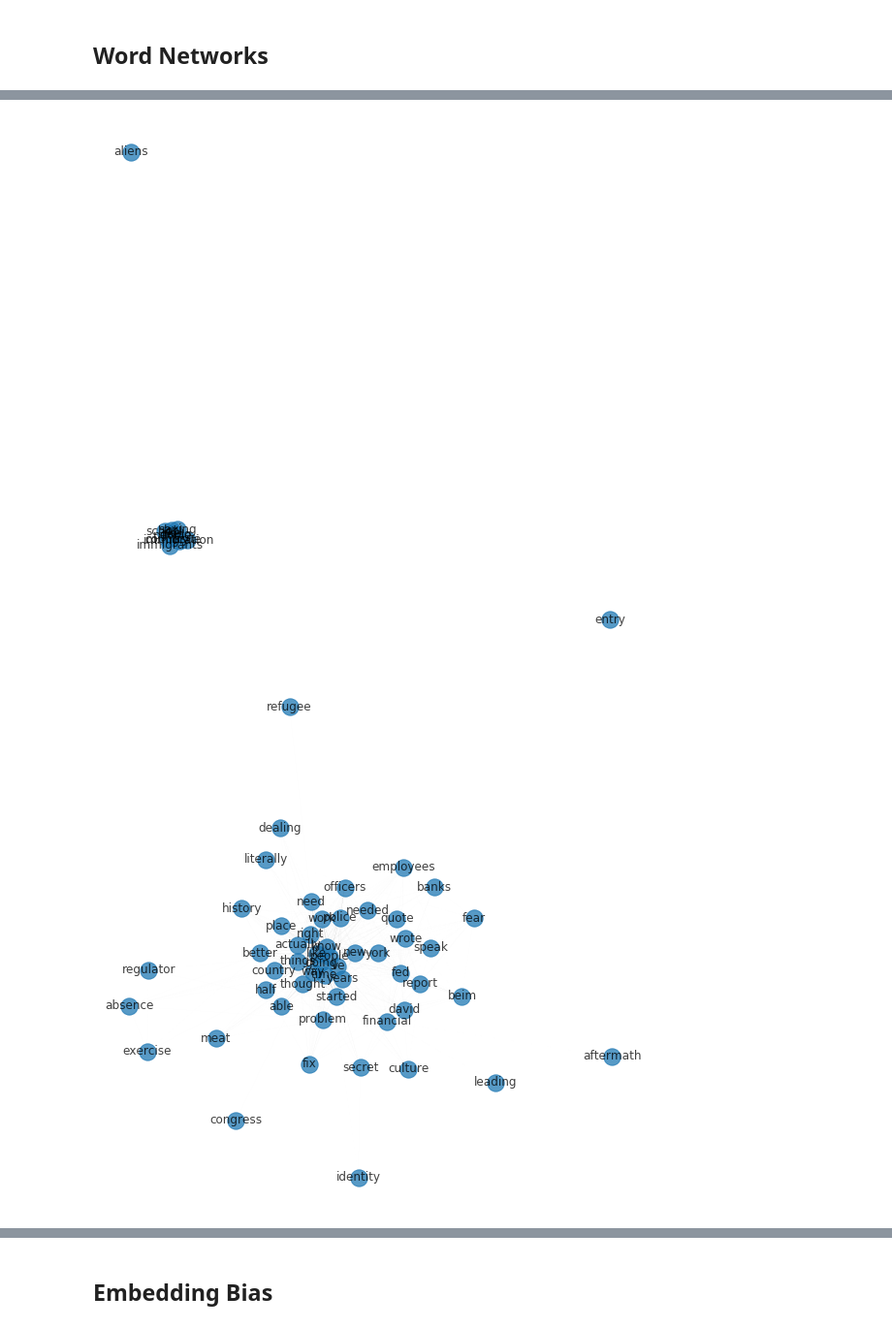
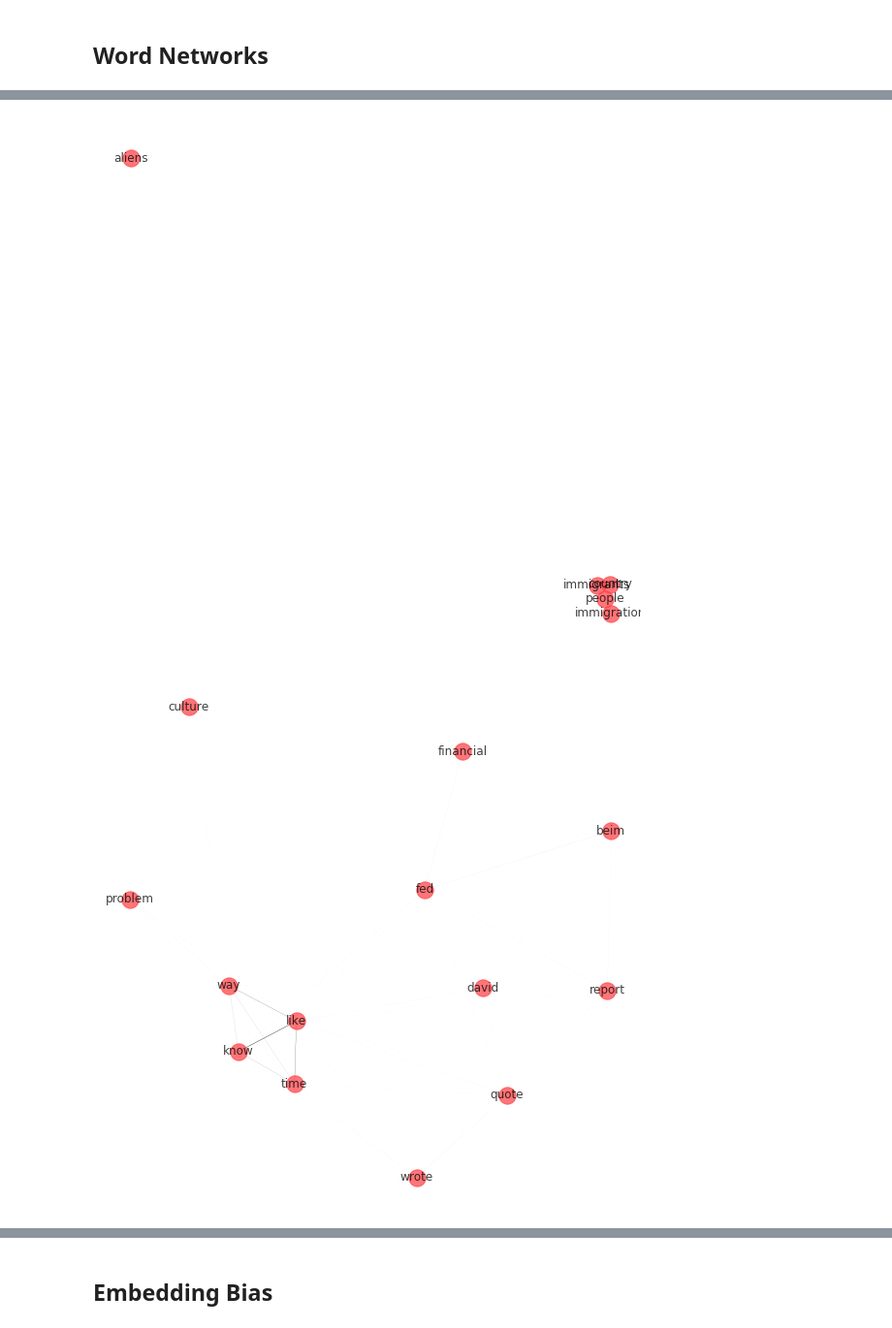
Before and after one commit to laurenjli/nlp-tal, a Jupyter notebook: financial_crisis_analysis.ipynb, the cells around one changed output, grey strips where cells are left out. Shown at 97% size. Saved outputs shown, nothing was run; the diff lists cells and outputs as text; code cells hidden in the pictures.

```diff
--- a/financial_crisis_analysis.ipynb
+++ b/financial_crisis_analysis.ipynb
@@ -854,9 +989,9 @@ helper.graph_nx_word(before_elect_df, 'no_lemma_normalized_sents', 5, 'illegal')
 # %%
-helper.graph_nx_word(after_elect_df, 'no_lemma_normalized_sents', 5, 'illegal')
+helper.graph_nx_word(after_elect_df, 'no_lemma_normalized_sents', 8, 'illegal')
 # %% [output]
-[figure, old version]
+[figure, new version]
 # %%
-helper.graph_nx_word(before_elect_df, 'no_lemma_normalized_sents', 1, 'crisis')
+helper.graph_nx_word(before_elect_df, 'no_lemma_normalized_sents', 2, 'crisis')
 # %% [output]
-[figure, old version]
+[figure, new version]
 # %%
```
Also changed, not shown: parts of 34 cells of this notebook.
